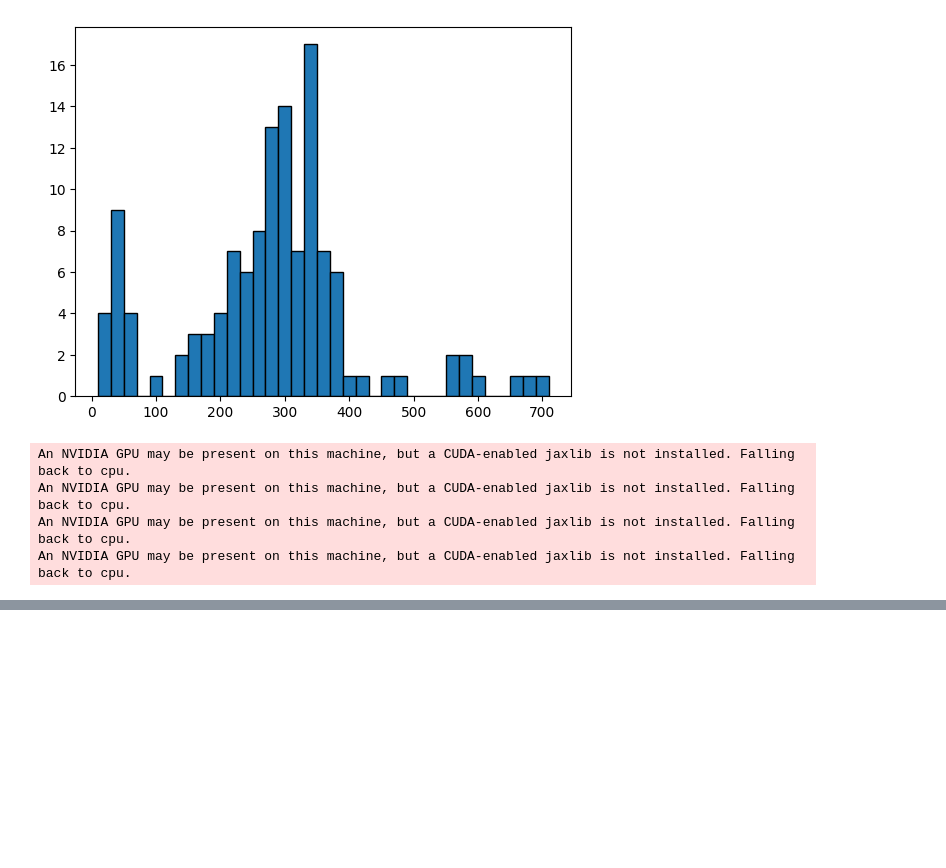
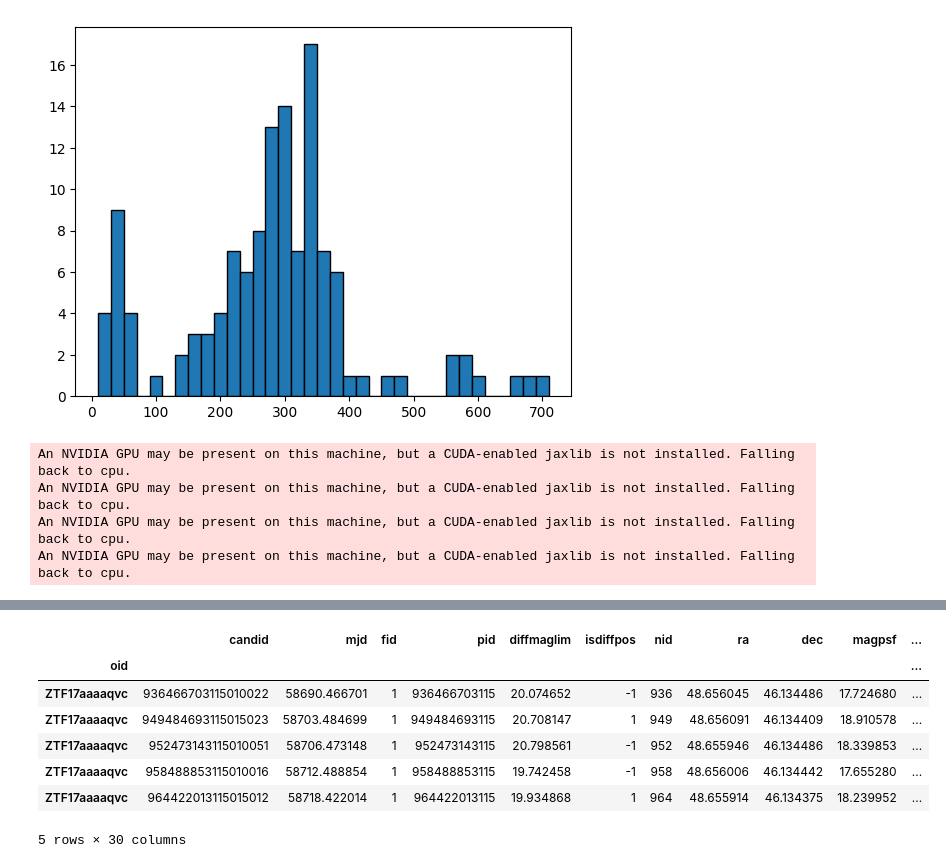
Before and after one commit to lincc-frameworks/notebooks_lf, a Jupyter notebook: PeriodDrw/Fit.ipynb, the cells around one changed output, grey strips where cells are left out. Cells and saved outputs as stored; diff of their text form; code cells hidden in the pictures; blank space fills up the shorter version.

```diff
--- a/PeriodDrw/Fit.ipynb
+++ b/PeriodDrw/Fit.ipynb
@@ -181,0 +289,11 @@ pa.parquet.write_table(pa_table_drw, "/astro/users/ncaplar/data/res_tsp_run_g_0_
+# %%
+ens._source.head(5)
+# %% [output]
+|  | candid | mjd | fid | pid | diffmaglim | isdiffpos | nid | ra | dec | magpsf | ... |
+| oid |  |  |  |  |  |  |  |  |  |  | ... |
+| ZTF17aaaaqvc | 936466703115010022 | 58690.466701 | 1 | 936466703115 | 20.074652 | -1 | 936 | 48.656045 | 46.134486 | 17.724680 | ... |
+| ZTF17aaaaqvc | 949484693115015023 | 58703.484699 | 1 | 949484693115 | 20.708147 | 1 | 949 | 48.656091 | 46.134409 | 18.910578 | ... |
+| ZTF17aaaaqvc | 952473143115010051 | 58706.473148 | 1 | 952473143115 | 20.798561 | -1 | 952 | 48.655946 | 46.134486 | 18.339853 | ... |
+| ZTF17aaaaqvc | 958488853115010016 | 58712.488854 | 1 | 958488853115 | 19.742458 | -1 | 958 | 48.656006 | 46.134442 | 17.655280 | ... |
+| ZTF17aaaaqvc | 964422013115015012 | 58718.422014 | 1 | 964422013115 | 19.934868 | 1 | 964 | 48.655914 | 46.134375 | 18.239952 | ... |
+5 rows × 30 columns
```
Also changed, not shown: parts of 31 cells of this notebook.
